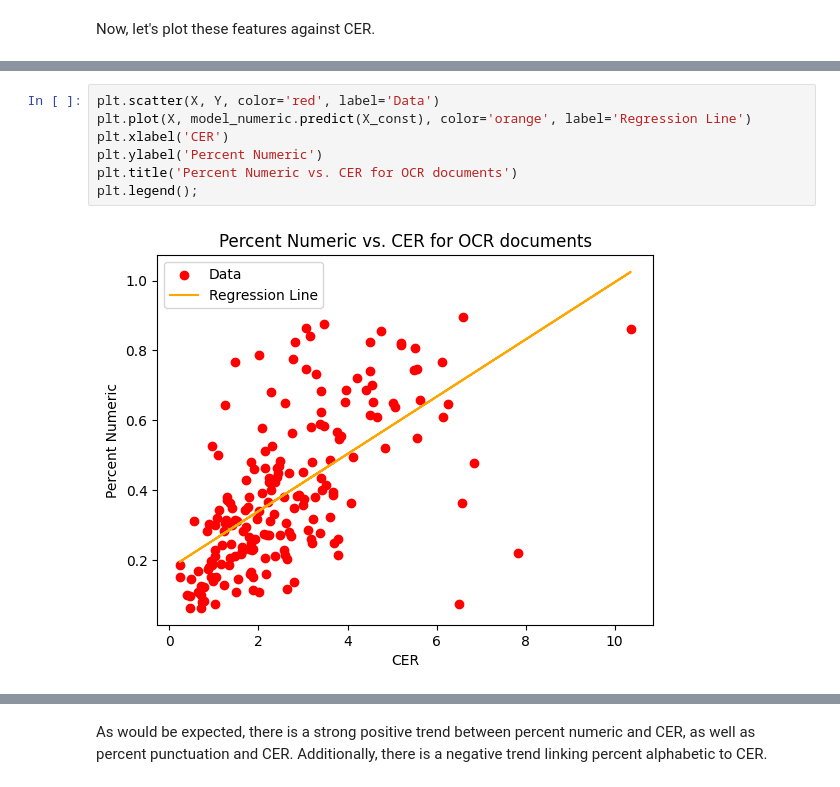
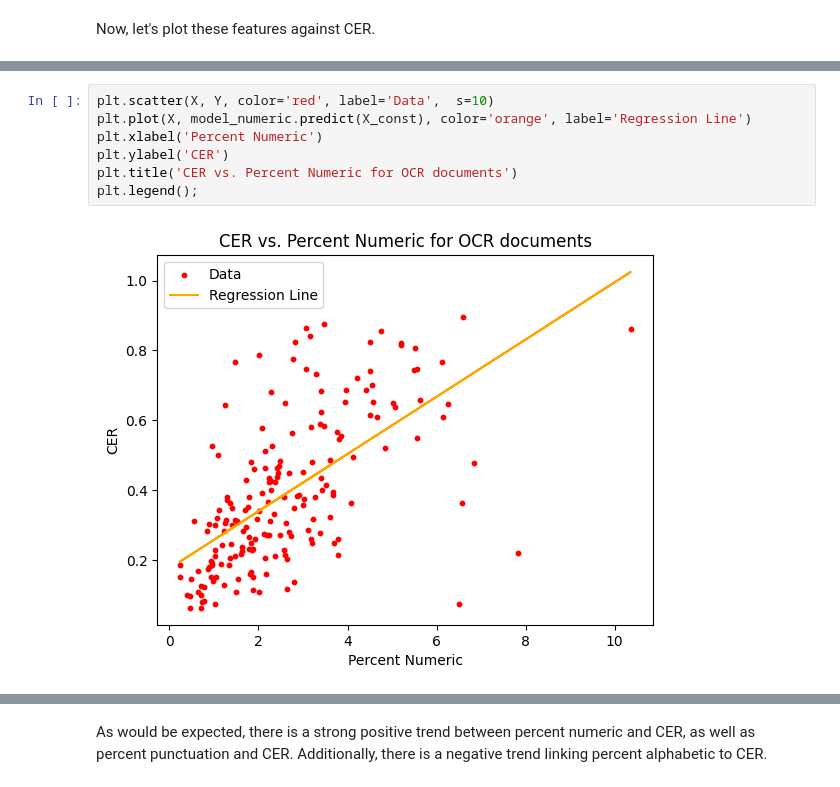
Before and after one commit to larakaracasu/HL-Spring-24, a Jupyter notebook: analyses/alphanumeric_features_eda.ipynb, the cells around one changed output, grey strips where cells are left out. Saved outputs shown, nothing was run; the diff lists cells and outputs as text.

```diff
--- a/analyses/alphanumeric_features_eda.ipynb
+++ b/analyses/alphanumeric_features_eda.ipynb
@@ -161,14 +160,14 @@ Covariance Type:            nonrobust
 Notes:
 [1] Standard Errors assume that the covariance matrix of the errors is correctly specified.
 # %%
-plt.scatter(X, Y, color='red', label='Data')
+plt.scatter(X, Y, color='red', label='Data',  s=10)
 plt.plot(X, model_numeric.predict(X_const), color='orange', label='Regression Line')
-plt.xlabel('CER')
-plt.ylabel('Percent Numeric')
-plt.title('Percent Numeric vs. CER for OCR documents')
+plt.xlabel('Percent Numeric')
+plt.ylabel('CER')
+plt.title('CER vs. Percent Numeric for OCR documents')
 plt.legend();
 # %% [output]
-[figure, old version]
+[figure, new version]
 # %%
 X = df['percent_alphabetic']
 X_const = sm.add_constant(X)  # add constant term
```
Also changed, not shown: parts of 5 cells of this notebook, 44 other files.
